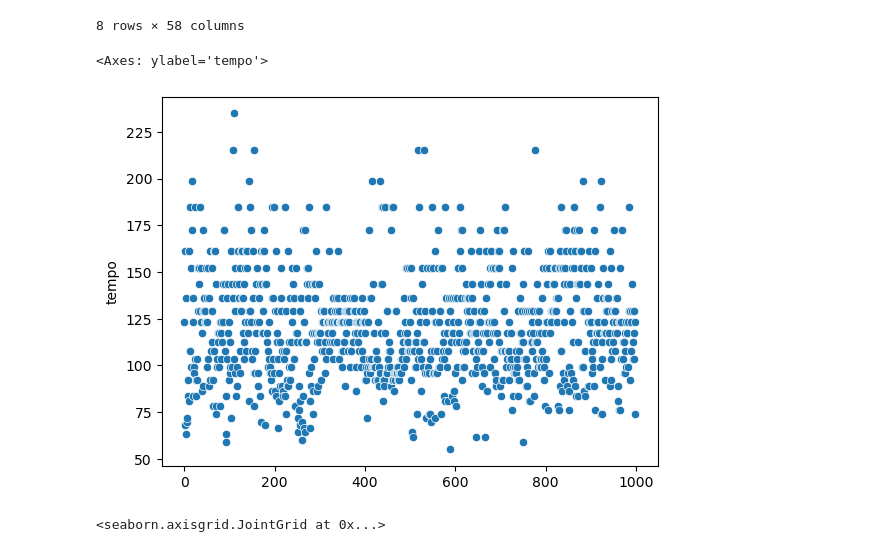
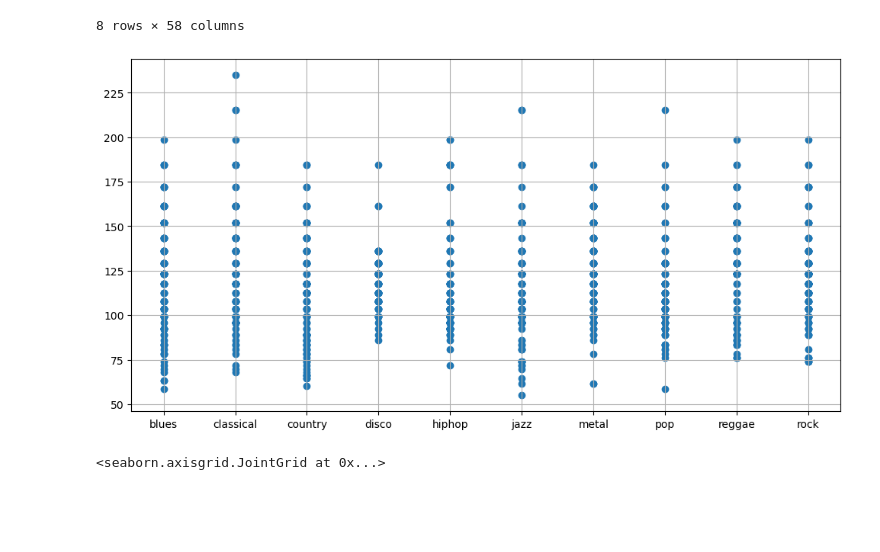
Before and after one commit to COGS118A/Group007-SP23, a Jupyter notebook: Checkpoint_Group007-SP23.ipynb, the cells around one changed output. Saved outputs shown, nothing was run; the diff lists cells and outputs as text; code cells hidden in the pictures; blank space fills up the shorter version.

```diff
--- a/Checkpoint_Group007-SP23.ipynb
+++ b/Checkpoint_Group007-SP23.ipynb
@@ -95,8 +95,11 @@ df_raw.describe()
 | 75% | 661794.000000 | 0.435942 | 0.091256 | 0.175682 | 0.003577 | 2691.294667 | ... |
 | max | 675808.000000 | 0.663685 | 0.108111 | 0.397973 | 0.027679 | 4435.243901 | ... |
 8 rows × 58 columns
-# %%
-sns.scatterplot(df_raw['tempo'])
-# %% [output]
-<Axes: ylabel='tempo'>
-[figure, removed]
+# %%
+plt.figure(figsize=(12,6))
+plt.grid()
+plt.scatter(df_raw['label'], df_raw['tempo'])
+plt.show()
+# group by genres, and put data points onto the canvas
+# %% [output]
+[figure, added]
```
Also changed, not shown: parts of 3 cells of this notebook.
